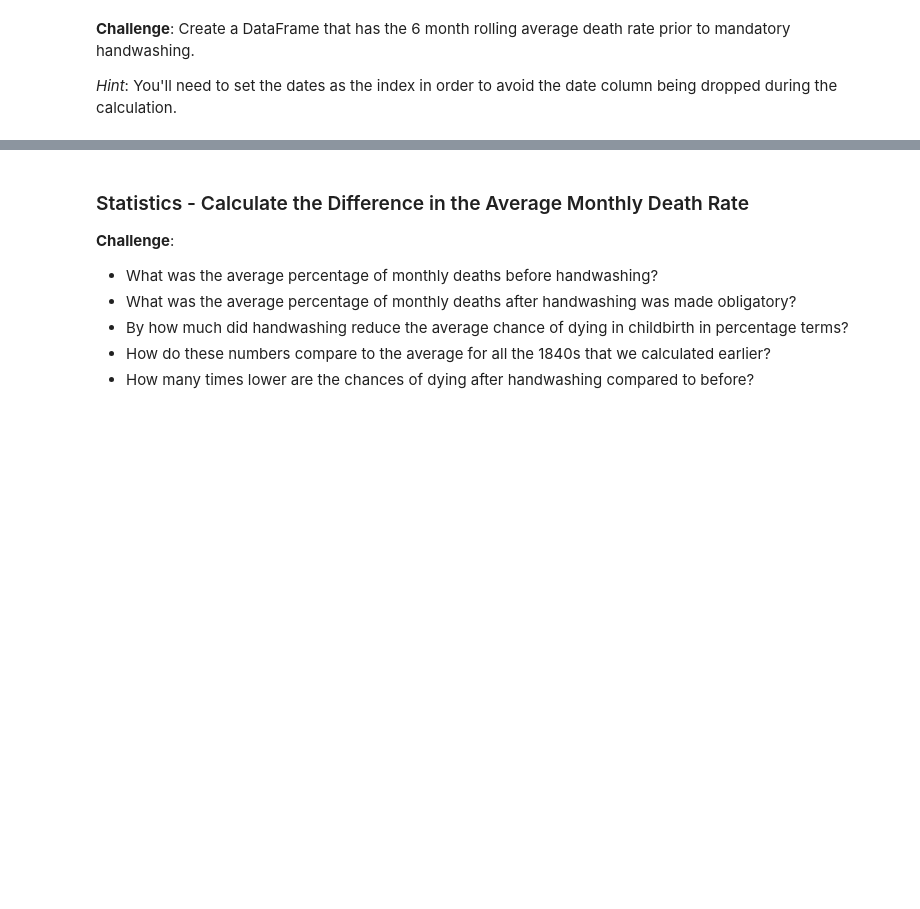
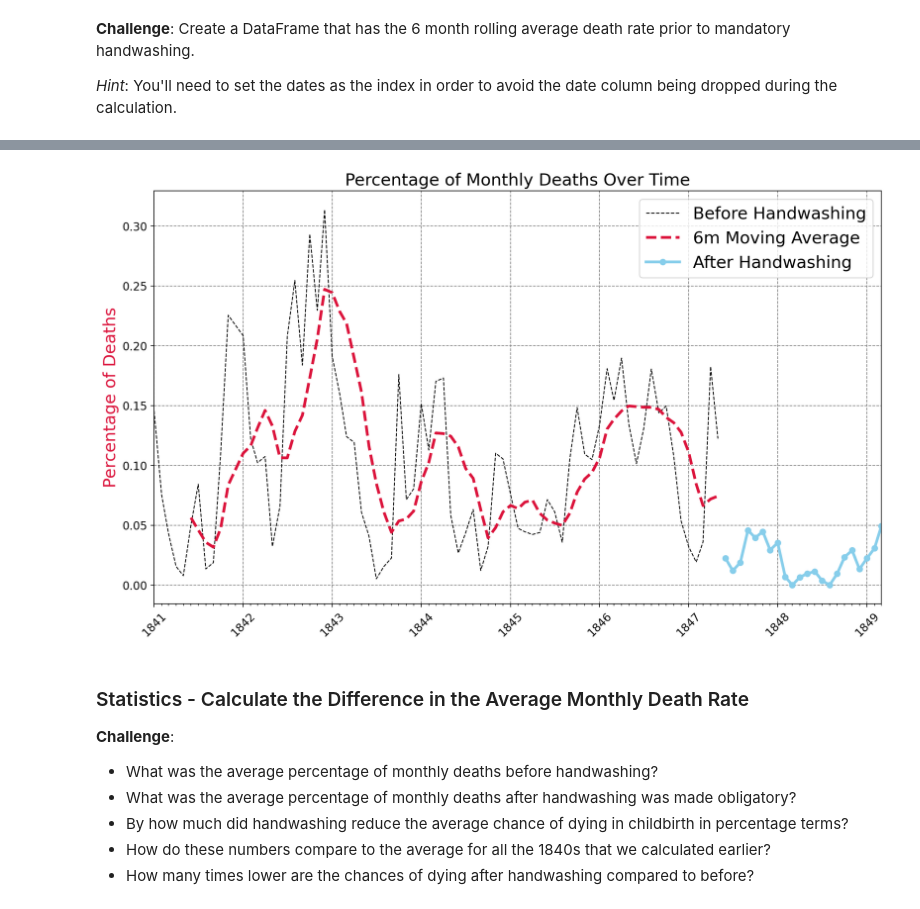
Before and after one commit to ksg-dev/vienna-data-ttests-distributions, a Jupyter notebook: Dr_Semmelweis_Handwashing_Discovery_(start).ipynb, the cells around one changed output, grey strips where cells are left out. Drawn from its saved outputs; the diff is of its cells as text; code cells hidden in the pictures; blank space fills up the shorter version.

Commit message:
chart before, after, and rolling

```diff
--- a/Dr_Semmelweis_Handwashing_Discovery_(start).ipynb
+++ b/Dr_Semmelweis_Handwashing_Discovery_(start).ipynb
@@ -487,6 +487,9 @@ Avg Death Rate After Handwashing: 2.15%
 **Challenge**: Create a DataFrame that has the 6 month rolling average death rate prior to mandatory handwashing.
 
 *Hint*: You'll need to set the dates as the index in order to avoid the date column being dropped during the calculation.
+# %%
+before_roll = before.set_index('date')
+before_roll = before_roll.rolling(window=6).mean()
 # %% [markdown]
 ### Highlighting Subsections of a Line Chart
 
@@ -499,6 +502,73 @@ Avg Death Rate After Handwashing: 2.15%
 * Show the moving average as a thicker, crimon line.
 * Show the rate after handwashing as a skyblue line with round markers.
 * Look at the [code snippet in the documentation to see how you can add a legend](https://matplotlib.org/3.1.1/api/_as_gen/matplotlib.pyplot.legend.html) to the chart.
+# %%
+# Set figure size
+plt.figure(figsize=(14,8), dpi=200)
+
+# Add Title
+plt.title('Percentage of Monthly Deaths Over Time', fontsize=18)
+
+
+# Set font size for ticks - add rotation
+plt.xticks(fontsize=12, rotation=45)
+plt.yticks(fontsize=12)
+
+# Add Label
+plt.ylabel('Percentage of Deaths', color='crimson', fontsize=18)
+
+
+# Est axis
+ax = plt.gca()
+
+# Setting major and minor ticks w date formatter
+ax.xaxis.set_major_locator(years)
+ax.xaxis.set_major_formatter(years_fmt)
+ax.xaxis.set_minor_locator(months)
+
+ax.set_xlim([df_monthly.date.min(), df_monthly.date.max()])
+
+# Gridlines
+plt.grid(color='gray', linestyle='--')
+
+
+# Plot each
+# Before Handwashing - Death Percentage
+before_line, = plt.plot(
+    before.date,
+    before.pct_deaths,
+    color='black',
+    linewidth=1,
+    linestyle='--',
+    label='Before Handwashing'
+    )
+
+# Moving Average
+moving_line, = plt.plot(
+    before_roll.index,
+    before_roll.pct_deaths,
+    color='crimson',
+    linewidth=3,
+    linestyle='--',
+    label='6m Moving Average'
+)
+
+# After Handwashing - Death Percentage
+after_line, = plt.plot(
+    after.date,
+    after.pct_deaths,
+    color='skyblue',
+    linewidth=3,
+    marker='o',
+    label='After Handwashing'
+)
+
+# Include Legend (Need commas in names above for this to pass as list)
+plt.legend(handles=[before_line, moving_line, after_line], fontsize=18)
+
+plt.show()
+# %% [output]
+[figure, added]
 # %% [markdown]
 ### Statistics - Calculate the Difference in the Average Monthly Death Rate
 
```
